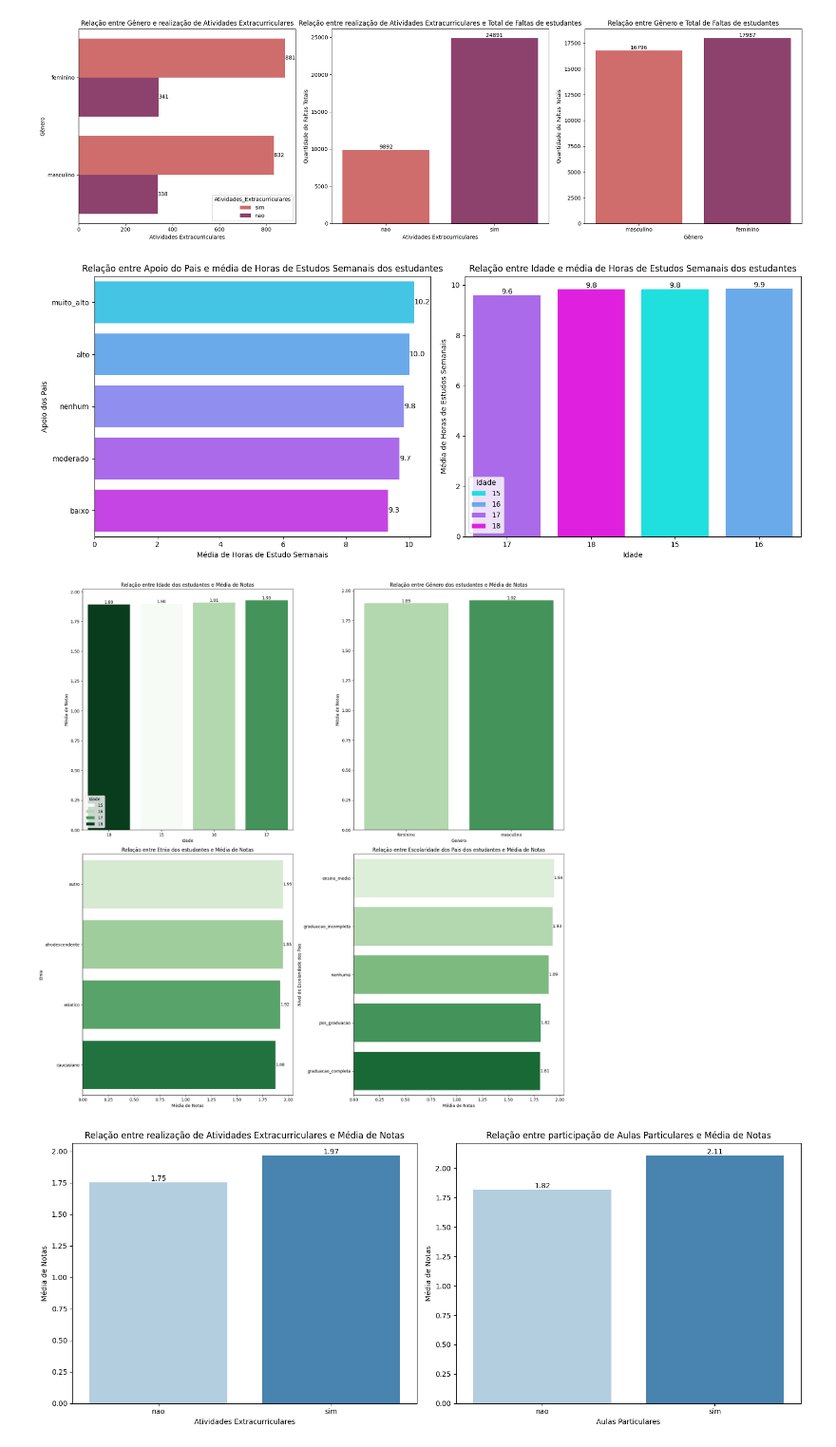
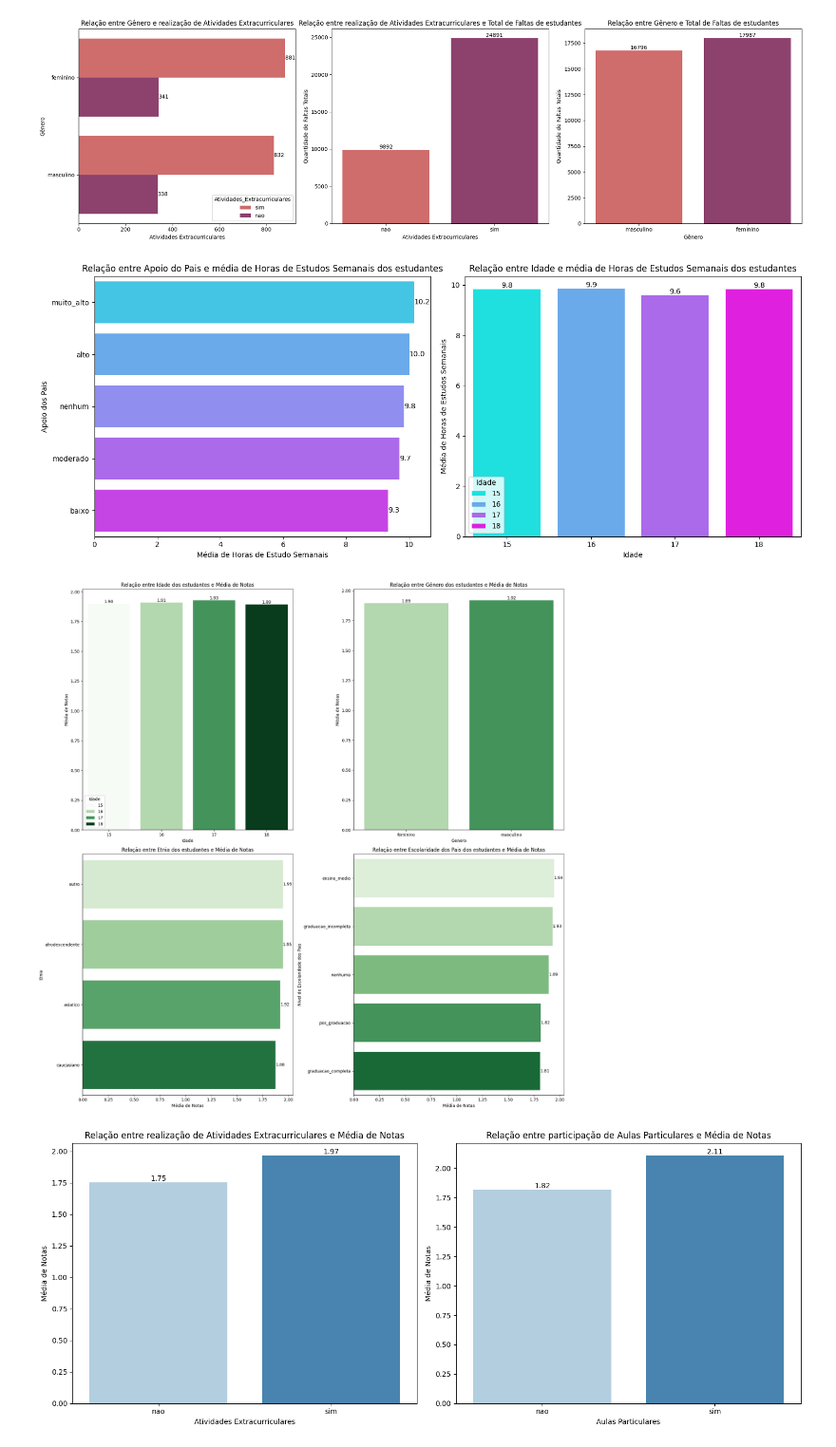
Before and after one commit to anavidev/dados-educacionais, a Jupyter notebook: notebook/analise_dados_educacionais.ipynb, the cells around one changed output. Shown at 95% size. Drawn from its saved outputs; the diff is of its cells as text; code cells hidden in the pictures.

```diff
--- a/notebook/analise_dados_educacionais.ipynb
+++ b/notebook/analise_dados_educacionais.ipynb
@@ -529,35 +568,33 @@ plt.show()
 # %%
 # apoio dos pais x horas de estudo
 
 plt.figure(figsize=(15,6))
 
 apoio_por_horas_estudo = dt.groupby('Apoio_Pais')['Horas_Estudo'].mean().reset_index(name = 'Media_Horas')
 apoio_por_horas_estudo = apoio_por_horas_estudo.sort_values(by='Media_Horas', ascending=False)
 
 plt.subplot(1,2,1)
 plt.title("Relação entre Apoio do Pais e média de Horas de Estudos Semanais dos estudantes")
-grafico = sns.barplot(data = apoio_por_horas_estudo, y = 'Apoio_Pais', x = 'Media_Horas', hue = 'Apoio_Pais', palette='cool')
-for valor in grafico.containers:
-    grafico.bar_label(valor, fmt='%.1f', label_type='edge')
+grafico = grafico_barras(apoio_por_horas_estudo, 'Apoio_Pais', 'Media_Horas', 'cool')
+valor_barras(grafico, 1)
 plt.xlabel("Média de Horas de Estudo Semanais")
 plt.ylabel("Apoio dos Pais")
 
 # idade x horas de estudo
 idade_por_horas_estudo = dt.groupby('Idade')['Horas_Estudo'].mean().reset_index(name='Media_Horas')
 idade_por_horas_estudo = idade_por_horas_estudo.sort_values(by='Media_Horas', ascending=True)
 
 plt.subplot(1,2,2)
 plt.title("Relação entre Idade e média de Horas de Estudos Semanais dos estudantes")
-grafico = sns.barplot(data=idade_por_horas_estudo, x='Idade', y='Media_Horas', hue = 'Idade', palette='cool', order=idade_por_horas_estudo['Idade'])
-for valor in grafico.containers:
-    grafico.bar_label(valor, fmt='%.1f', label_type='edge')
+grafico = grafico_colunas(idade_por_horas_estudo, 'Idade', 'Media_Horas', 'cool')
+valor_barras(grafico, 1)
 plt.xlabel("Idade")
 plt.ylabel("Média de Horas de Estudos Semanais")
 
 plt.tight_layout()
 plt.show()
 # %% [output]
-[figure, old version]
+[figure, new version]
 # %%
 ### identificacao das principais correlacoes ###
 
@@ -573,9 +610,8 @@ idade_por_notas = idade_por_notas.sort_values(by='Media', ascending=True)
 
 plt.subplot(2,2,1)
 plt.title("Relação entre Idade dos estudantes e Média de Notas")
-grafico = sns.barplot(data = idade_por_notas, x = 'Idade', y = 'Media', hue = 'Idade', palette='Greens', order=idade_por_notas['Idade'])
-for valor in grafico.containers:
-    grafico.bar_label(valor, fmt='%.2f', label_type='edge')
+grafico = grafico_colunas(idade_por_notas, 'Idade', 'Media', 'Greens')
+valor_barras(grafico, 2)
 plt.xlabel("Idade")
 plt.ylabel("Média de Notas")
 
@@ -586,9 +622,8 @@ genero_por_notas = genero_por_notas.sort_values(by='Media', ascending=True)
 
 plt.subplot(2,2,2)
 plt.title("Relação entre Gênero dos estudantes e Média de Notas")
-grafico = sns.barplot(data = genero_por_notas, x = 'Genero', y = 'Media', hue= 'Genero', palette='Greens')
-for valor in grafico.containers:
-    grafico.bar_label(valor, fmt='%.2f', label_type='edge')
+grafico = grafico_colunas(genero_por_notas, 'Genero', 'Media', 'Greens')
+valor_barras(grafico, 2)
 plt.xlabel("Genero")
 plt.ylabel("Média de Notas")
 
@@ -598,9 +633,8 @@ etnia_por_notas = etnia_por_notas.sort_values(by='Media', ascending=False)
 
 plt.subplot(2,2,3)
 plt.title("Relação entre Etnia dos estudantes e Média de Notas")
-grafico = sns.barplot(data = etnia_por_notas, y = 'Etnia', x = 'Media', hue='Etnia', palette='Greens')
-for valor in grafico.containers:
-    grafico.bar_label(valor, fmt='%.2f', label_type='edge')
+grafico = grafico_barras(etnia_por_notas, 'Etnia', 'Media', 'Greens')
+valor_barras(grafico, 2)
 plt.xlabel("Média de Notas")
 plt.ylabel("Etnia")
 
@@ -610,16 +644,15 @@ escolaridade_por_notas = escolaridade_por_notas.sort_values(by='Media', ascendin
 
 plt.subplot(2,2,4)
 plt.title("Relação entre Escolaridade dos Pais dos estudantes e Média de Notas")
-grafico = sns.barplot(data = escolaridade_por_notas, y = 'Escolaridade_Pais', x = 'Media', hue = 'Escolaridade_Pais', palette='Greens')
-for valor in grafico.containers:
-    grafico.bar_label(valor, fmt='%.2f', label_type='edge')
+grafico = grafico_barras(escolaridade_por_notas, 'Escolaridade_Pais', 'Media', 'Greens')
+valor_barras(grafico, 2)
 plt.xlabel("Média de Notas")
 plt.ylabel("Nível de Escolaridade dos Pais")
 
 plt.tight_layout()
 plt.show()
 # %% [output]
-[figure, old version]
+[figure, new version]
 # %%
 ## dados academicos
 
```
Also changed, not shown: parts of 6 cells of this notebook.
